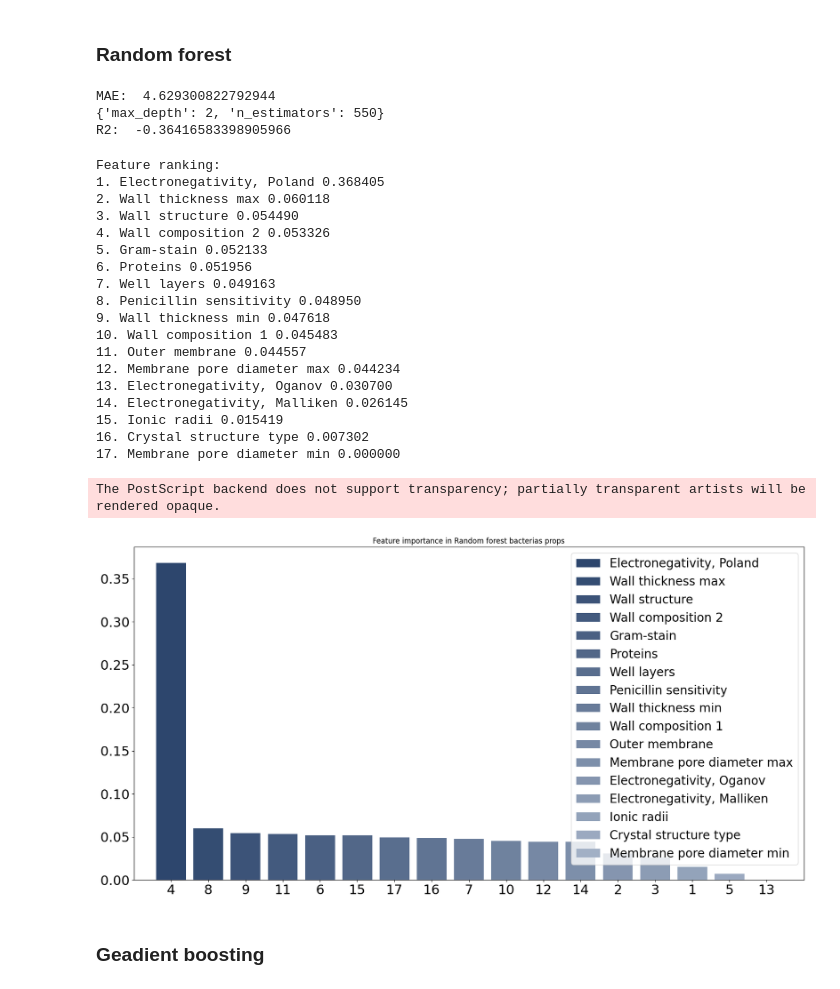
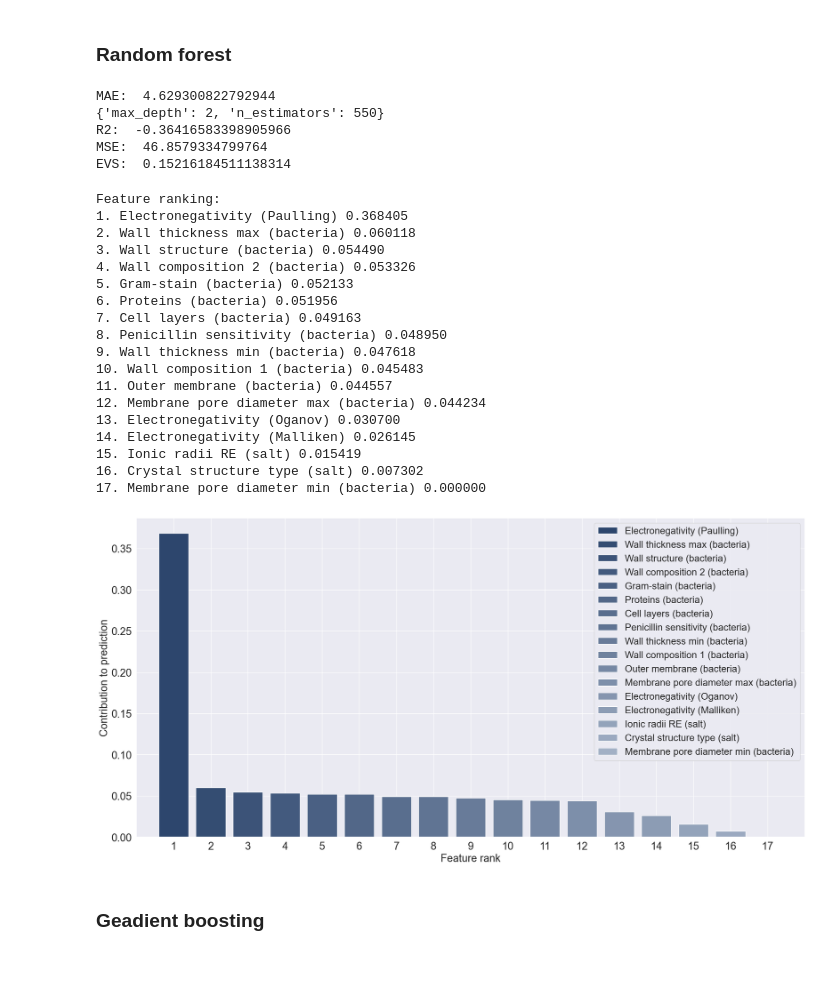
Before and after one commit to Kumokage/ChemML, a Jupyter notebook: notebooks/AntiBio/ElectronegativityTest.ipynb, the cells around one changed output. Saved outputs shown, nothing was run; the diff lists cells and outputs as text; code cells hidden in the pictures.

```diff
--- a/notebooks/AntiBio/ElectronegativityTest.ipynb
+++ b/notebooks/AntiBio/ElectronegativityTest.ipynb
@@ -112,7 +118,7 @@ def get_color_gradient(c1, c2, n):
     rgb_colors = [((1-mix)*c1_rgb + (mix*c2_rgb)) for mix in mix_pcts]
     return ["#" + "".join([format(int(round(val*255)), "02x") for val in item]) for item in rgb_colors]
 # %%
-def draw_importance(importances, model_name, columns, image_path=None):
+def draw_importance(importances, model_name, columns, is_save=False):
     features = {}
     color1 = "#2D466D"
     color2 = "#A2B0C5"
@@ -129,20 +135,23 @@ def draw_importance(importances, model_name, columns, image_path=None):
             "%d. %s %f "
             % (f + 1, features["f" + str(feature_indices[f])], importances[indices[f]])
         )
-    plt.figure(figsize=(20, 10))
+    plt.figure(figsize=(25, 12))
     bars = plt.bar(
         range(num_to_plot),
         importances[indices[:num_to_plot]],
         color=get_color_gradient(color1, color2, num_to_plot),
         align="center",
     )
-    plt.xticks(range(num_to_plot), feature_indices, fontsize=22)
+    ax = plt.gca()
+    plt.xticks(range(num_to_plot), range(1, num_to_plot+1), fontsize=22)
     plt.yticks(fontsize=22)
     plt.xlim([-1, num_to_plot])
     plt.legend(bars, [u"".join(features["f" + str(i)]) for i in feature_indices], fontsize="20")
+    ax.set_xlabel("Feature rank", fontsize=22)
+    ax.set_ylabel("Contribution to prediction", fontsize=22)
     # plt.title(f"Feature importance in {model_name}")
-    if image_path:
-        plt.savefig(image_path, format='svg', dpi=600, bbox_inches='tight', transparent="True", pad_inches=0)
+    if is_save:
+        plt.savefig(f'../mock/{model_name}.svg', format='svg', dpi=600, bbox_inches='tight', pad_inches=0)
 # %% [markdown]
 ### Models runners
 # %%
@@ -150,7 +159,7 @@ from sklearn.ensemble import RandomForestRegressor, GradientBoostingRegressor
 from sklearn.model_selection import GridSearchCV
 import xgboost as xgb
 # %%
-def run_rforest(X, y):
+def run_rforest(X, y, is_show_params=True):
     parameters = {
     'n_estimators': range(50, 1000, 50),
     'max_depth': [None] + list(range(1, 15, 1))}
@@ -168,7 +177,8 @@ def run_rforest(X, y):
     scores = {}
     print("MAE: ", -clf.best_score_)
     scores['MAE'] = -clf.best_score_
-    print(clf.best_params_)
+    if is_show_params:
+        print(clf.best_params_)
     print("R2: ", clf.cv_results_['mean_test_r2'].max())
     scores['R2'] = clf.cv_results_['mean_test_r2'].max()
     print("MSE: ", -clf.cv_results_['mean_test_neg_mean_squared_error'].max())
@@ -594,13 +734,13 @@ EVS:  0.015937040327168406
 # %% [markdown]
 ## Bacterias properties
 # %%
-bacterias_data = df[df['Is salt'] == 1][['Stunting diameter', 'Ionic radii',
-                                         'Electronegativity, Oganov', 'Electronegativity, Malliken',
-                                         'Electronegativity, Paulling', 'Crystal structure type', 'Gram-stain',
-                                         'Wall thickness min', 'Wall thickness max', 'Wall structure',
-                                         'Wall composition 1', 'Wall composition 2', 'Outer membrane',
-                                         'Membrane pore diameter min', 'Membrane pore diameter max', 'Proteins',
-                                         'Penicillin sensitivity', 'Well layers']]
+bacterias_data = df[df['Salt/Solution'] == 1][['Stunting diameter', 'Ionic radii RE (salt)',
+                                         'Electronegativity (Oganov)', 'Electronegativity (Malliken)',
+                                         'Electronegativity (Paulling)', 'Crystal structure type (salt)', 'Gram-stain (bacteria)',
+                                         'Wall thickness min (bacteria)', 'Wall thickness max (bacteria)', 'Wall structure (bacteria)',
+                                         'Wall composition 1 (bacteria)', 'Wall composition 2 (bacteria)', 'Outer membrane (bacteria)',
+                                         'Membrane pore diameter min (bacteria)', 'Membrane pore diameter max (bacteria)', 'Proteins (bacteria)',
+                                         'Penicillin sensitivity (bacteria)', 'Cell layers (bacteria)']]
 bacterias_data = bacterias_data.dropna()
 # %%
 X = bacterias_data.drop('Stunting diameter', axis=1)
@@ -613,34 +753,35 @@ best_random_forest_bacterias, _= run_rforest(X, y)
 MAE:  4.629300822792944
 {'max_depth': 2, 'n_estimators': 550}
 R2:  -0.36416583398905966
+MSE:  46.8579334799764
+EVS:  0.15216184511138314
 # %%
 draw_importance(
     best_random_forest_bacterias.feature_importances_,
     "Random forest bacterias props",
     columns=X.columns,
-    image_path="../mock/RundomForestAllEN.eps"
+    is_save=True
 )
 # %% [output]
 Feature ranking:
-1. Electronegativity, Poland 0.368405
-2. Wall thickness max 0.060118
-3. Wall structure 0.054490
-4. Wall composition 2 0.053326
-5. Gram-stain 0.052133
-6. Proteins 0.051956
-7. Well layers 0.049163
-8. Penicillin sensitivity 0.048950
-9. Wall thickness min 0.047618
-10. Wall composition 1 0.045483
-11. Outer membrane 0.044557
-12. Membrane pore diameter max 0.044234
-13. Electronegativity, Oganov 0.030700
-14. Electronegativity, Malliken 0.026145
-15. Ionic radii 0.015419
-16. Crystal structure type 0.007302
-17. Membrane pore diameter min 0.000000
+1. Electronegativity (Paulling) 0.368405
+2. Wall thickness max (bacteria) 0.060118
+3. Wall structure (bacteria) 0.054490
+4. Wall composition 2 (bacteria) 0.053326
+5. Gram-stain (bacteria) 0.052133
+6. Proteins (bacteria) 0.051956
+7. Cell layers (bacteria) 0.049163
+8. Penicillin sensitivity (bacteria) 0.048950
+9. Wall thickness min (bacteria) 0.047618
+10. Wall composition 1 (bacteria) 0.045483
+11. Outer membrane (bacteria) 0.044557
+12. Membrane pore diameter max (bacteria) 0.044234
+13. Electronegativity (Oganov) 0.030700
+14. Electronegativity (Malliken) 0.026145
+15. Ionic radii RE (salt) 0.015419
+16. Crystal structure type (salt) 0.007302
+17. Membrane pore diameter min (bacteria) 0.000000
-The PostScript backend does not support transparency; partially transparent artists will be rendered opaque.
-[figure, old version]
+[figure, new version]
 # %% [markdown]
 ### Geadient boosting
 # %%
```
Also changed, not shown: parts of 41 cells of this notebook, 1 other file.
